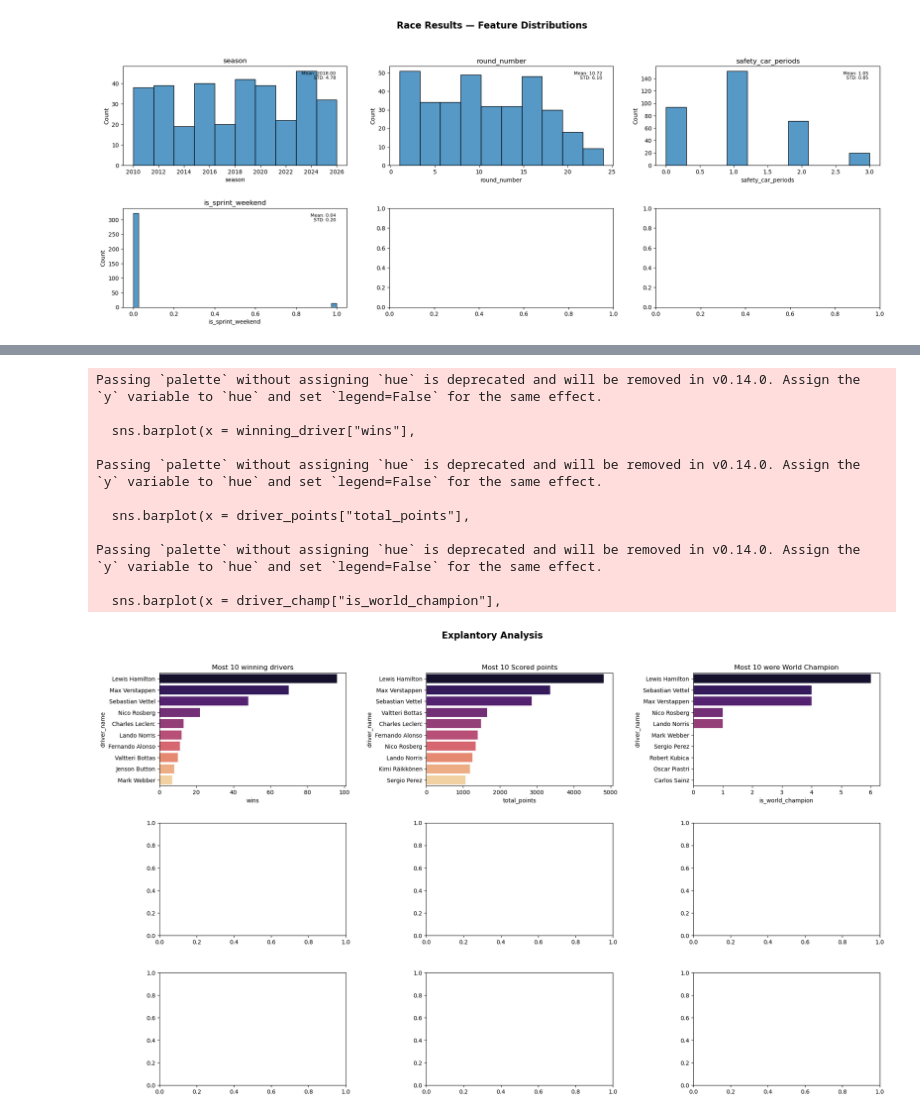
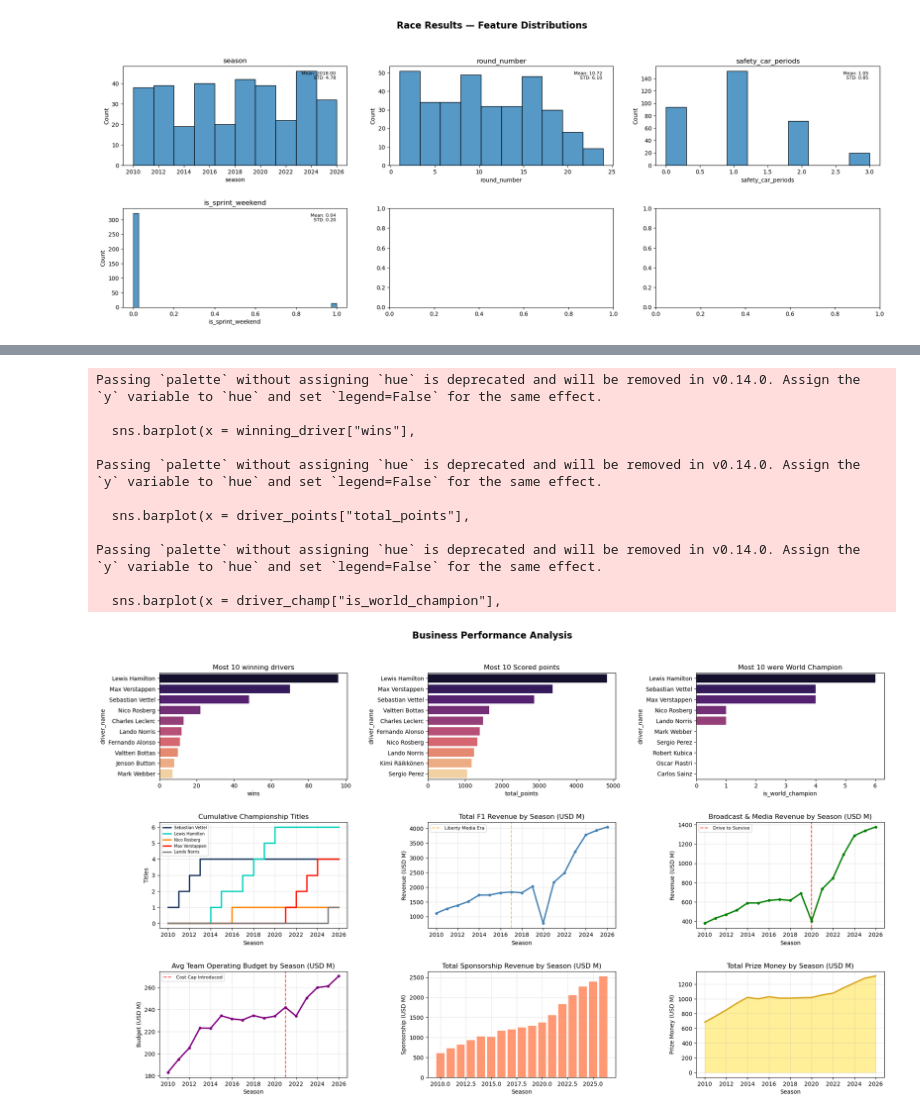
Before and after one commit to abdallahh07/formula1-championship-predictor-, a Jupyter notebook: research.ipynb, the cells around one changed output, grey strips where cells are left out. Cells and saved outputs as stored; diff of their text form; code cells hidden in the pictures.

```diff
--- a/research.ipynb
+++ b/research.ipynb
@@ -179,7 +218,7 @@ for dataset_name,df in datasets.items():
 # %%
 fig,ax = plt.subplots(3,3,figsize=(20,12))
 ax = ax.flatten()
-fig.suptitle("Explantory Analysis", fontsize=16, fontweight="bold")
+fig.suptitle("Business Performance Analysis", fontsize=16, fontweight="bold")
 
 # 1. the Most 10 winning drivers
 winning_driver = standing.groupby("driver_name")["wins"].sum().reset_index().sort_values("wins", ascending=False).head(10)
@@ -200,32 +239,121 @@ plt.tight_layout(pad = 3.0)
 
 # 3. the most 10 driveres were world champions
 driver_champ = standing.groupby("driver_name")["is_world_champion"].sum().reset_index().sort_values("is_world_champion", ascending=False).head(10)
 sns.barplot(x = driver_champ["is_world_champion"],
             y = driver_champ["driver_name"],
             ax = ax[2],
             palette = "magma")
 ax[2].set_title("Most 10 were World Champion")
 
+# 4. World Championship titles timeline
+champions = standing[standing["is_world_champion"] == 1][["season","driver_name"]].sort_values("season")
+all_seasons = sorted(standing["season"].unique())
+title_winners = champions["driver_name"].unique()
 
+cumulative = []
+for driver in title_winners:
+    titles = 0
+    for season in all_seasons:
+        if ((champions["season"] == season) &
+            (champions["driver_name"] == driver)).any():
+            titles += 1
+        cumulative.append({        # ← append INSIDE season loop
+            "season": season,
+            "driver": driver,
+            "cumulative_titles": titles
+        })
 
+df_cumulative = pd.DataFrame(cumulative)
 
+colors = {
+    "Sebastian Vettel": "#1E3A5F",
+    "Lewis Hamilton": "#00D2BE",
+    "Nico Rosberg": "#FF8700",
+    "Max Verstappen": "#FF1801"
+}
 
+for driver in title_winners:
+    data = df_cumulative[df_cumulative["driver"] == driver]
+    color = colors.get(driver, "gray")
+    ax[3].step(data["season"],
+               data["cumulative_titles"],
+               where="post",
+               linewidth=2.5,
+               label=driver,
+               color=color)
 
+ax[3].set_title("Cumulative Championship Titles")
+ax[3].set_xlabel("Season")
+ax[3].set_ylabel("Titles")
+ax[3].legend(fontsize=7)
+ax[3].grid(True, alpha=0.3)
 
+# 5. Total F1 Revenue by Season
+revenue_season = business.groupby("season")["total_revenue_usd_m"].sum().reset_index()
+ax[4].plot(revenue_season["season"], revenue_season["total_revenue_usd_m"],
+           color="steelblue", linewidth=2.5, marker="o", markersize=4)
+ax[4].axvline(x=2017, color="orange", linestyle="--", alpha=0.7, label="Liberty Media Era")
+ax[4].set_title("Total F1 Revenue by Season (USD M)")
+ax[4].set_xlabel("Season")
+ax[4].set_ylabel("Revenue (USD M)")
+ax[4].legend(fontsize=8)
+ax[4].grid(True, alpha=0.3)
 
+# 6. Broadcast & Media Revenue by Season
+broadcast_season = business.groupby("season")["broadcast_media_usd_m"].sum().reset_index()
+ax[5].plot(broadcast_season["season"], broadcast_season["broadcast_media_usd_m"],
+           color="green", linewidth=2.5, marker="o", markersize=4)
+ax[5].axvline(x=2020, color="red", linestyle="--", alpha=0.7, label="Drive to Survive")
+ax[5].set_title("Broadcast & Media Revenue by Season (USD M)")
+ax[5].set_xlabel("Season")
+ax[5].set_ylabel("Revenue (USD M)")
+ax[5].legend(fontsize=8)
+ax[5].grid(True, alpha=0.3)
 
+# 7. Average Operating Budget by Season
+budget_season = construction.groupby("season")["operating_budget_usd_m"].mean().reset_index()
+ax[6].plot(budget_season["season"], budget_season["operating_budget_usd_m"],
+           color="purple", linewidth=2.5, marker="o", markersize=4)
+ax[6].axvline(x=2021, color="red", linestyle="--", alpha=0.7, label="Cost Cap Introduced")
+ax[6].set_title("Avg Team Operating Budget by Season (USD M)")
+ax[6].set_xlabel("Season")
+ax[6].set_ylabel("Budget (USD M)")
+ax[6].legend(fontsize=8)
+ax[6].grid(True, alpha=0.3)
 
-plt.tight_layout(pad = 3.0)
+# 8. Sponsorship Revenue by Season
+sponsorship_season = construction.groupby("season")["sponsorship_revenue_usd_m"].sum().reset_index()
+ax[7].bar(sponsorship_season["season"], sponsorship_season["sponsorship_revenue_usd_m"],
+          color="coral", alpha=0.8)
+ax[7].set_title("Total Sponsorship Revenue by Season (USD M)")
+ax[7].set_xlabel("Season")
+ax[7].set_ylabel("Sponsorship (USD M)")
+ax[7].grid(True, alpha=0.3)
+
+# 9. Prize Money Distribution by Season
+prize_season = construction.groupby("season")["prize_money_usd_m"].sum().reset_index()
+ax[8].fill_between(prize_season["season"], prize_season["prize_money_usd_m"],
+                    alpha=0.4, color="gold")
+ax[8].plot(prize_season["season"], prize_season["prize_money_usd_m"],
+           color="goldenrod", linewidth=2.5)
+ax[8].set_title("Total Prize Money by Season (USD M)")
+ax[8].set_xlabel("Season")
+ax[8].set_ylabel("Prize Money (USD M)")
+ax[8].grid(True, alpha=0.3)
+
+plt.tight_layout(pad=3.0)
+plt.savefig("charts/financial_timeseries.png", bbox_inches="tight", dpi=150)
+plt.show()
 # %% [output]
 Passing `palette` without assigning `hue` is deprecated and will be removed in v0.14.0. Assign the `y` variable to `hue` and set `legend=False` for the same effect.
 
   sns.barplot(x = winning_driver["wins"],
 
 Passing `palette` without assigning `hue` is deprecated and will be removed in v0.14.0. Assign the `y` variable to `hue` and set `legend=False` for the same effect.
 
   sns.barplot(x = driver_points["total_points"],
 
 Passing `palette` without assigning `hue` is deprecated and will be removed in v0.14.0. Assign the `y` variable to `hue` and set `legend=False` for the same effect.
 
   sns.barplot(x = driver_champ["is_world_champion"],
-[figure, old version]
+[figure, new version]
```
Also changed, not shown: parts of 31 cells of this notebook, 3 other files.
